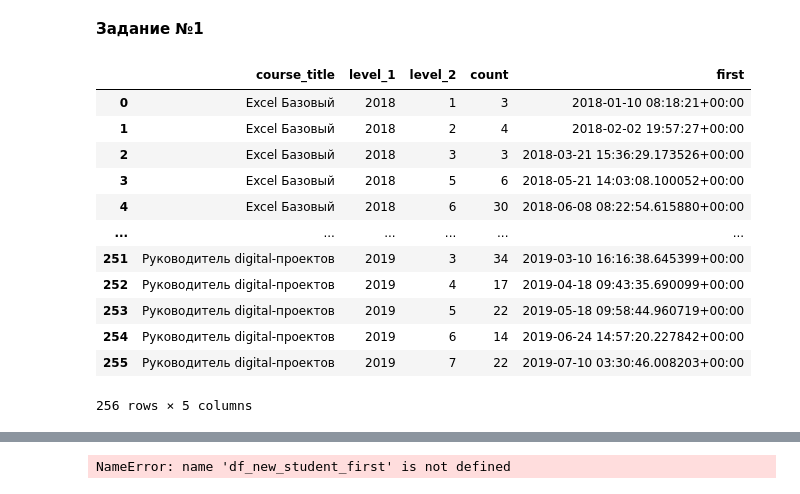
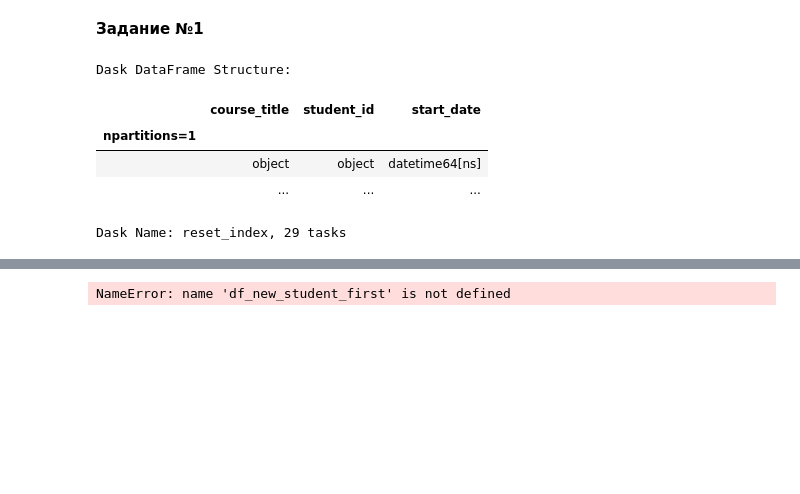
Before and after one commit to oriyia/Coursework1, a Jupyter notebook: Coursework_1/Coursework_analytics_1.ipynb, the cells around one changed output, grey strips where cells are left out. Drawn from its saved outputs; the diff is of its cells as text; code cells hidden in the pictures; blank space fills up the shorter version.

```diff
--- a/Coursework_1/Coursework_analytics_1.ipynb
+++ b/Coursework_1/Coursework_analytics_1.ipynb
@@ -102,17 +102,22 @@ _____________________________________________________________________
 | 155026 | c90ebe1431eac5cbb11692100b7a0f8d | 1 | 2 | done | 2018-06-19 14:56:16.570129+00 | 2018-06-19 15:08:13.930725+00 | 768c2987a744c51ce64a5993a2a94eaf | e9bb9205eeed307ee7cbaa08bfd166c3 | ... |
 # %%
 import pandas as pd
+import dask.dataframe as dd
 
 # импорт всех необходимых csv-файлов
-students = pd.read_csv('students.csv', parse_dates=['birthday'])
-courses = pd.read_csv('courses.csv').drop('Unnamed: 0', axis=1)
-courses.columns = ['id', 'course_title', 'course_field']
-course_contents = pd.read_csv('course_contents.csv')
-progresses = pd.read_csv('progresses.csv')
-progress_phases = pd.read_csv('progress_phases.csv')
+students = dd.read_csv('students.csv', parse_dates=['birthday'])
+courses = dd.read_csv('courses.csv').drop('Unnamed: 0', axis=1)
+# courses.compute()
+# courses.columns = ['id', 'course_title', 'course_field']
+# courses.head()
+#
+course_contents = dd.read_csv('course_contents.csv')
+progresses = dd.read_csv('progresses.csv')
+progress_phases = dd.read_csv('progress_phases.csv')
 # %%
 # создание одного общего датасета
 df = progress_phases.merge(progresses, right_on='id', left_on='progress_id', how='left').drop('id', axis=1)
-df = df.merge(courses, left_on='course_id', right_on='id', how='left').drop('id', axis=1)
-df = pd.merge(df, course_contents[['course_id', 'module_title', 'lesson_title', 'lesson_token', 'is_video', 'is_homework']],
+df1 = df.merge(courses, left_on='course_id', right_on='id', how='left').drop('id', axis=1)
+df = dd.merge(df1, course_contents[['course_id', 'module_title', 'lesson_title', 'lesson_token', 'is_video', 'is_homework']],
               left_on='course_id', right_on='course_id', how='left')
+df.compute()
@@ -342,7 +349,7 @@ fig2.show()
 import datetime
 
 # принудительно определяем тип столбца "start_date", как datetime.
-df['start_date'] = pd.to_datetime(df['start_date'], errors='coerce')
+df['start_date'] = dd.to_datetime(df['start_date'], errors='coerce')
 # %%
 # фильтруем датафрейм по условиям задания
 df_new_student = df[(df['status'] == 'done') & (df['is_homework'] == True) &
@@ -350,22 +357,16 @@ df_new_student = df[(df['status'] == 'done') & (df['is_homework'] == True) &
 # %%
 # группируем данные по названию курса, id студента и вычисляем минимальную (самую первую) дату выполнения домашней работы
 df_new_student_first = df_new_student.groupby(['course_title', 'student_id'])['start_date'].min().reset_index()
-df_new_student_first_group = df_new_student_first.groupby(['course_title', [d.year for d in df_new_student_first.start_date],
-                                                      [d.month for d in df_new_student_first.start_date]])['start_date'].agg(['count',
-                                                                                                                            'first'])
-dff = df_new_student_first_group.reset_index()
-dff
+# df_new_student_first_group = df_new_student_first.groupby(['course_title', [d.year for d in df_new_student_first.start_date],
+#                                                       [d.month for d in df_new_student_first.start_date]])['start_date'].agg(['count',
+#                                                                                                                             'first'])
+# dff = df_new_student_first_group.reset_index()
+# dff
+df_new_student_first
 # %% [output]
+Dask DataFrame Structure:
-|  | course_title | level_1 | level_2 | count | first |
-| 0 | Excel Базовый | 2018 | 1 | 3 | 2018-01-10 08:18:21+00:00 |
-| 1 | Excel Базовый | 2018 | 2 | 4 | 2018-02-02 19:57:27+00:00 |
-| 2 | Excel Базовый | 2018 | 3 | 3 | 2018-03-21 15:36:29.173526+00:00 |
-| 3 | Excel Базовый | 2018 | 5 | 6 | 2018-05-21 14:03:08.100052+00:00 |
-| 4 | Excel Базовый | 2018 | 6 | 30 | 2018-06-08 08:22:54.615880+00:00 |
-| ... | ... | ... | ... | ... | ... |
-| 251 | Руководитель digital-проектов | 2019 | 3 | 34 | 2019-03-10 16:16:38.645399+00:00 |
-| 252 | Руководитель digital-проектов | 2019 | 4 | 17 | 2019-04-18 09:43:35.690099+00:00 |
-| 253 | Руководитель digital-проектов | 2019 | 5 | 22 | 2019-05-18 09:58:44.960719+00:00 |
-| 254 | Руководитель digital-проектов | 2019 | 6 | 14 | 2019-06-24 14:57:20.227842+00:00 |
-| 255 | Руководитель digital-проектов | 2019 | 7 | 22 | 2019-07-10 03:30:46.008203+00:00 |
+|  | course_title | student_id | start_date |
+| npartitions=1 |  |  |  |
+|  | object | object | datetime64[ns] |
+|  | ... | ... | ... |
-256 rows × 5 columns
+Dask Name: reset_index, 29 tasks
```
Also changed, not shown: parts of 2 cells of this notebook, 1 other file.
